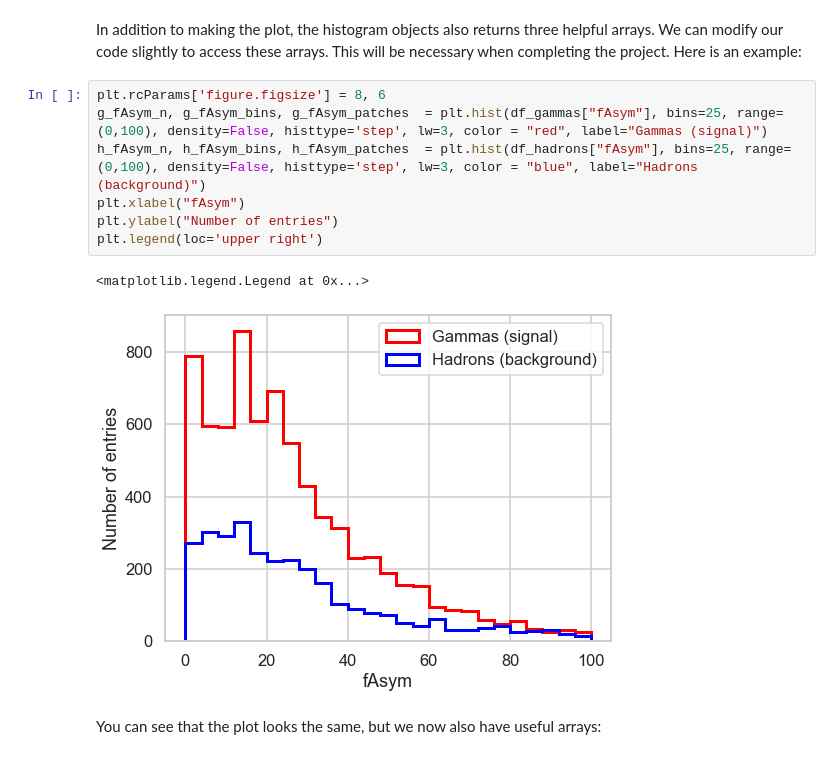
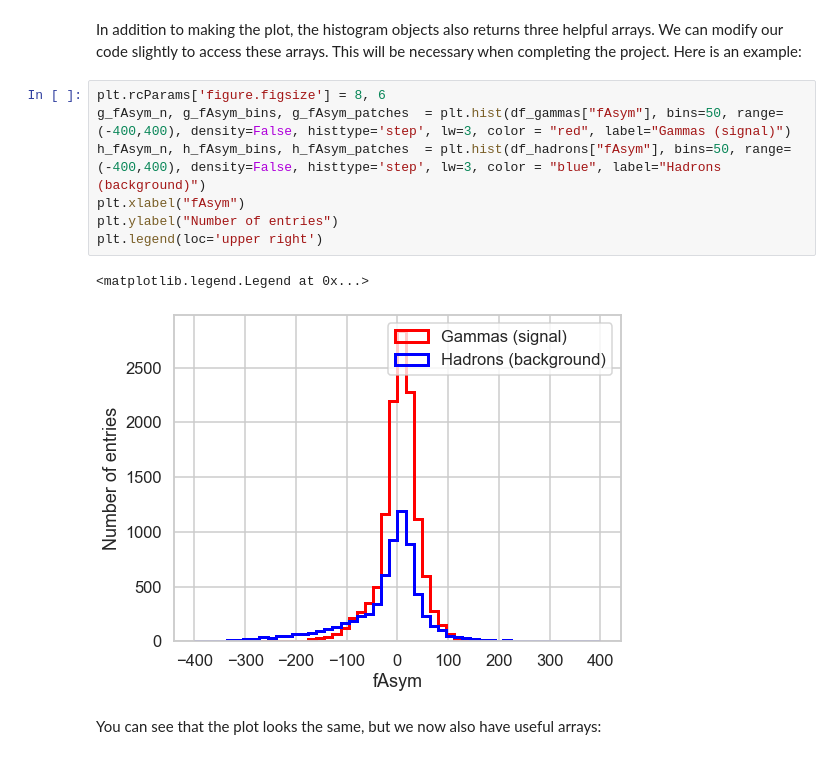
Before and after one commit to goodbyeskyharbor/PurdueNorthwest_PHYS308_ScientificComputing1, a Jupyter notebook: PHYS 309 Projects/PHYS 309 - 2022 Spring - Project 1 - Classifying MAGIC data by hand.ipynb, the cells around one changed output. Saved outputs shown, nothing was run; the diff lists cells and outputs as text.

```diff
--- a/PHYS 309 Projects/PHYS 309 - 2022 Spring - Project 1 - Classifying MAGIC data by hand.ipynb
+++ b/PHYS 309 Projects/PHYS 309 - 2022 Spring - Project 1 - Classifying MAGIC data by hand.ipynb
@@ -190,14 +190,14 @@ plt.legend(loc='upper right')
 In addition to making the plot, the histogram objects also returns three helpful arrays. We can modify our code slightly to access these arrays. This will be necessary when completing the project. Here is an example:
 # %%
 plt.rcParams['figure.figsize'] = 8, 6
-g_fAsym_n, g_fAsym_bins, g_fAsym_patches  = plt.hist(df_gammas["fAsym"], bins=25, range=(0,100), density=False, histtype='step', lw=3, color = "red", label="Gammas (signal)")
-h_fAsym_n, h_fAsym_bins, h_fAsym_patches  = plt.hist(df_hadrons["fAsym"], bins=25, range=(0,100), density=False, histtype='step', lw=3, color = "blue", label="Hadrons (background)")
+g_fAsym_n, g_fAsym_bins, g_fAsym_patches  = plt.hist(df_gammas["fAsym"], bins=50, range=(-400,400), density=False, histtype='step', lw=3, color = "red", label="Gammas (signal)")
+h_fAsym_n, h_fAsym_bins, h_fAsym_patches  = plt.hist(df_hadrons["fAsym"], bins=50, range=(-400,400), density=False, histtype='step', lw=3, color = "blue", label="Hadrons (background)")
 plt.xlabel("fAsym")
 plt.ylabel("Number of entries")
 plt.legend(loc='upper right')
 # %% [output]
 <matplotlib.legend.Legend at 0x...>
-[figure, old version]
+[figure, new version]
 # %% [markdown]
 You can see that the plot looks the same, but we now also have useful arrays:
 # %%
```
Also changed, not shown: parts of 2 cells of this notebook, 1 other file.
